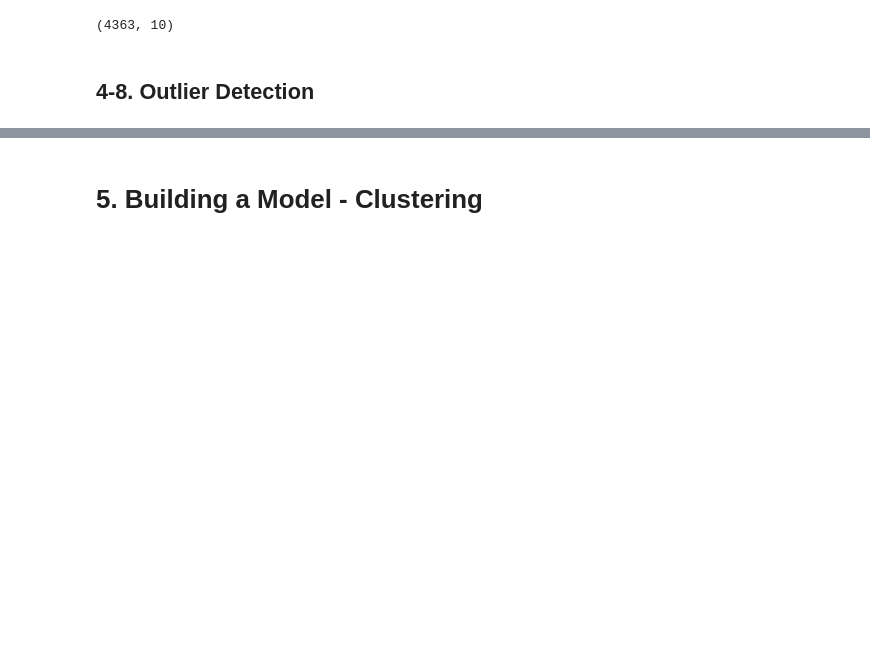
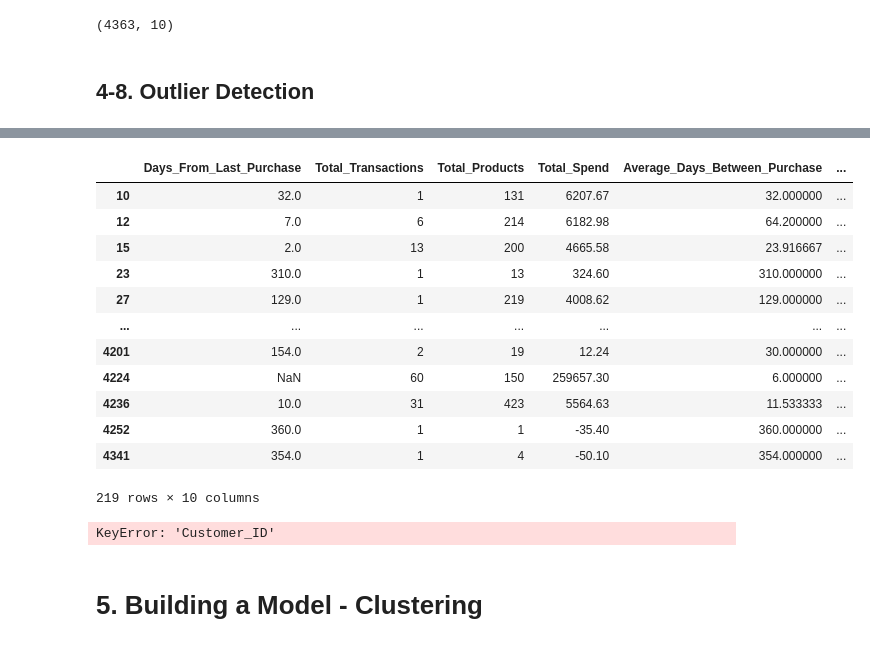
Before and after one commit to iamyunaseo/e-commerce-customer-behavior-analytics, a Jupyter notebook: e-commerce-customer-behavior-analytics.ipynb, the cells around one changed output, grey strips where cells are left out. Saved outputs shown, nothing was run; the diff lists cells and outputs as text; code cells hidden in the pictures; blank space fills up the shorter version.

```diff
--- a/e-commerce-customer-behavior-analytics.ipynb
+++ b/e-commerce-customer-behavior-analytics.ipynb
@@ -898,2 +947,22 @@ IsolationForest
+# %%
+if_df[if_df['anomaly']==-1]
+# %% [output]
+|  | Days_From_Last_Purchase | Total_Transactions | Total_Products | Total_Spend | Average_Days_Between_Purchase | ... |
+| 10 | 32.0 | 1 | 131 | 6207.67 | 32.000000 | ... |
+| 12 | 7.0 | 6 | 214 | 6182.98 | 64.200000 | ... |
+| 15 | 2.0 | 13 | 200 | 4665.58 | 23.916667 | ... |
+| 23 | 310.0 | 1 | 13 | 324.60 | 310.000000 | ... |
+| 27 | 129.0 | 1 | 219 | 4008.62 | 129.000000 | ... |
+| ... | ... | ... | ... | ... | ... | ... |
+| 4201 | 154.0 | 2 | 19 | 12.24 | 30.000000 | ... |
+| 4224 | NaN | 60 | 150 | 259657.30 | 6.000000 | ... |
+| 4236 | 10.0 | 31 | 423 | 5564.63 | 11.533333 | ... |
+| 4252 | 360.0 | 1 | 1 | -35.40 | 360.000000 | ... |
+| 4341 | 354.0 | 1 | 4 | -50.10 | 354.000000 | ... |
+219 rows × 10 columns
+# %%
+customer_df['anomaly'] = customer_df.merge(if_df, on = 'Customer_ID', how = 'left')
+# %% [output]
+KeyError: 'Customer_ID'
 # %% [markdown]
 # 5. Building a Model - Clustering
```
Also changed, not shown: parts of 11 cells of this notebook.
